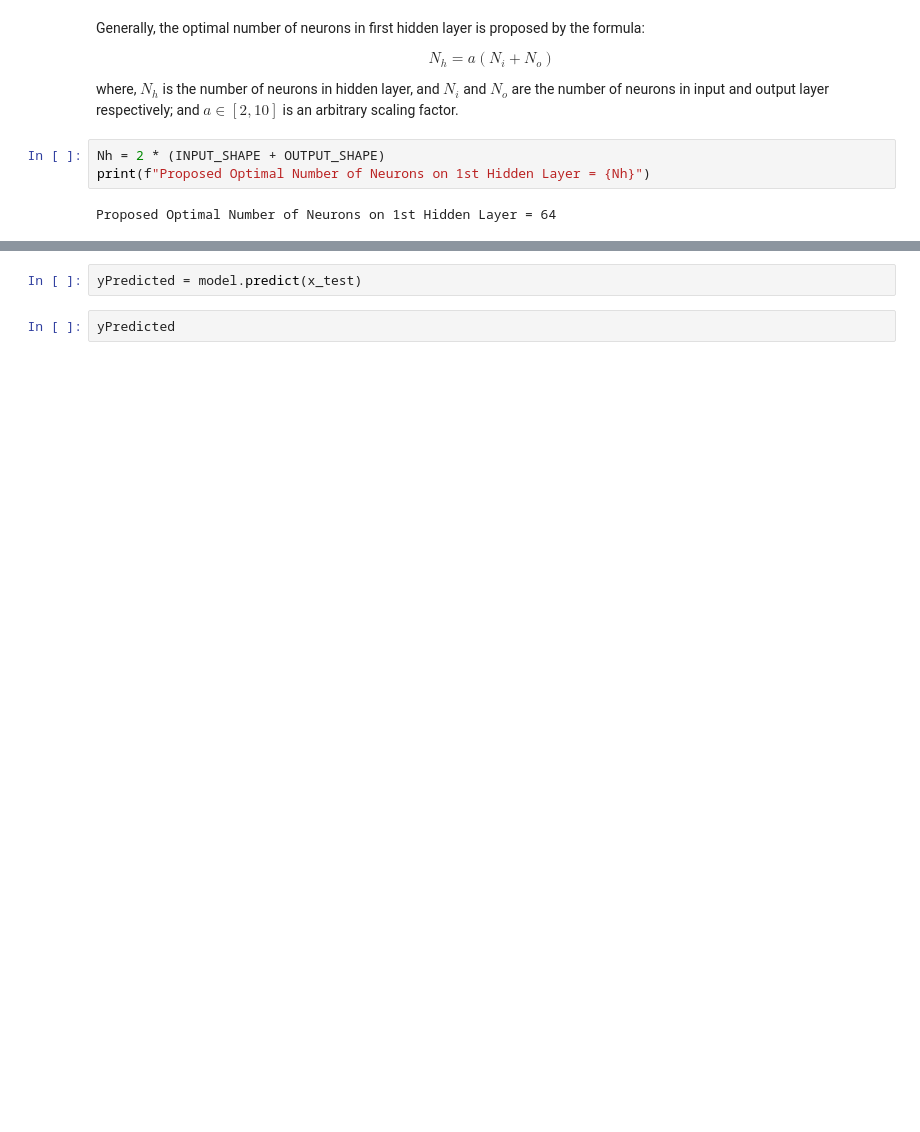
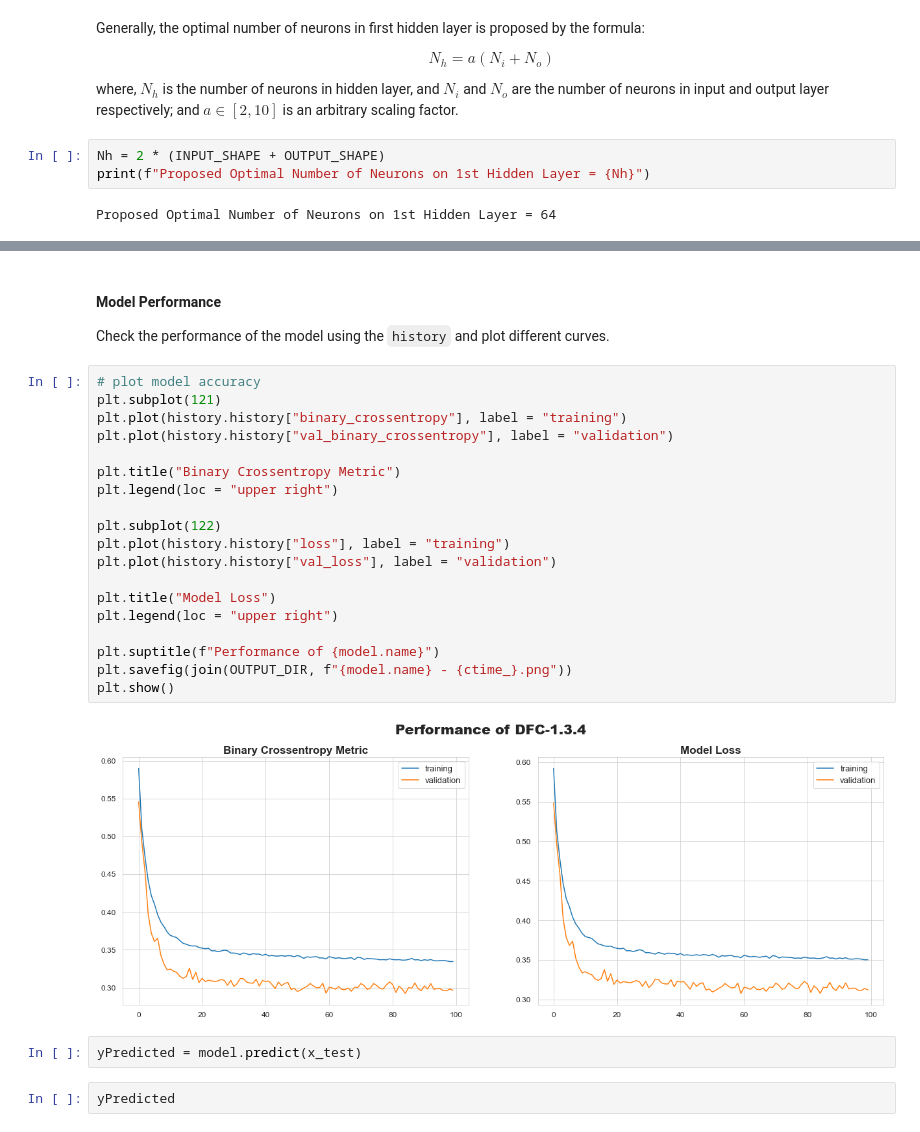
Before and after one commit to ZenithClown/self-development, a Jupyter notebook: notebooks/Tabular Playground Series [TPS] May, 2022.ipynb, the cells around one changed output, grey strips where cells are left out. Cells and saved outputs as stored; diff of their text form; blank space fills up the shorter version.

```diff
--- a/notebooks/Tabular Playground Series [TPS] May, 2022.ipynb
+++ b/notebooks/Tabular Playground Series [TPS] May, 2022.ipynb
@@ -669,3 +657,28 @@ Epoch 100/100
+# %% [markdown]
+#### Model Performance
+
+Check the performance of the model using the `history` and plot different curves.
+# %%
+# plot model accuracy
+plt.subplot(121)
+plt.plot(history.history["binary_crossentropy"], label = "training")
+plt.plot(history.history["val_binary_crossentropy"], label = "validation")
+
+plt.title("Binary Crossentropy Metric")
+plt.legend(loc = "upper right")
+
+plt.subplot(122)
+plt.plot(history.history["loss"], label = "training")
+plt.plot(history.history["val_loss"], label = "validation")
+
+plt.title("Model Loss")
+plt.legend(loc = "upper right")
+
+plt.suptitle(f"Performance of {model.name}")
+plt.savefig(join(OUTPUT_DIR, f"{model.name} - {ctime_}.png"))
+plt.show()
+# %% [output]
+[figure, added]
 # %%
 yPredicted = model.predict(x_test)
 # %%
```
Also changed, not shown: parts of 11 cells of this notebook.
